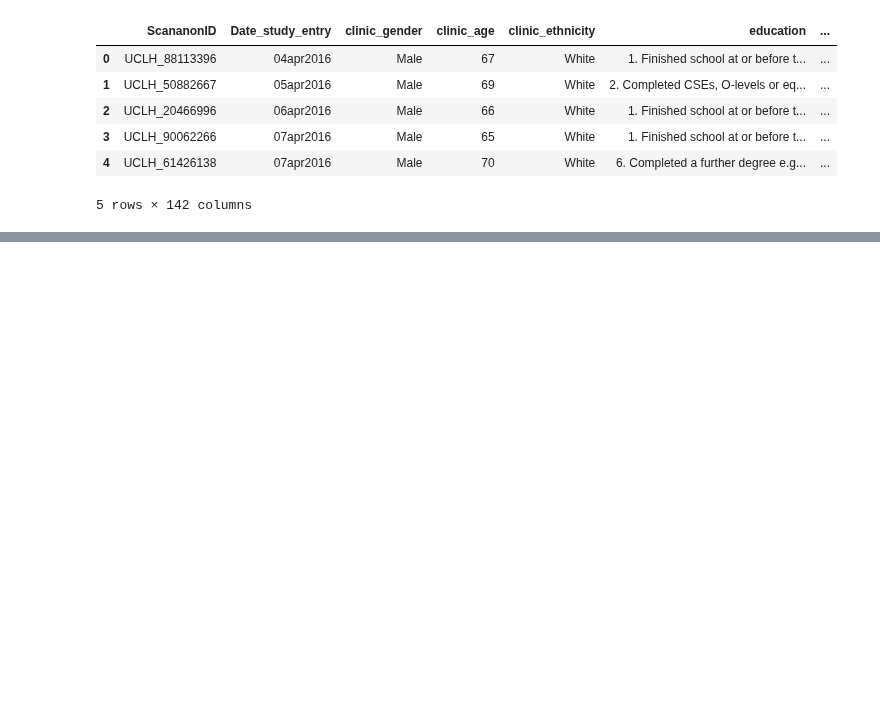
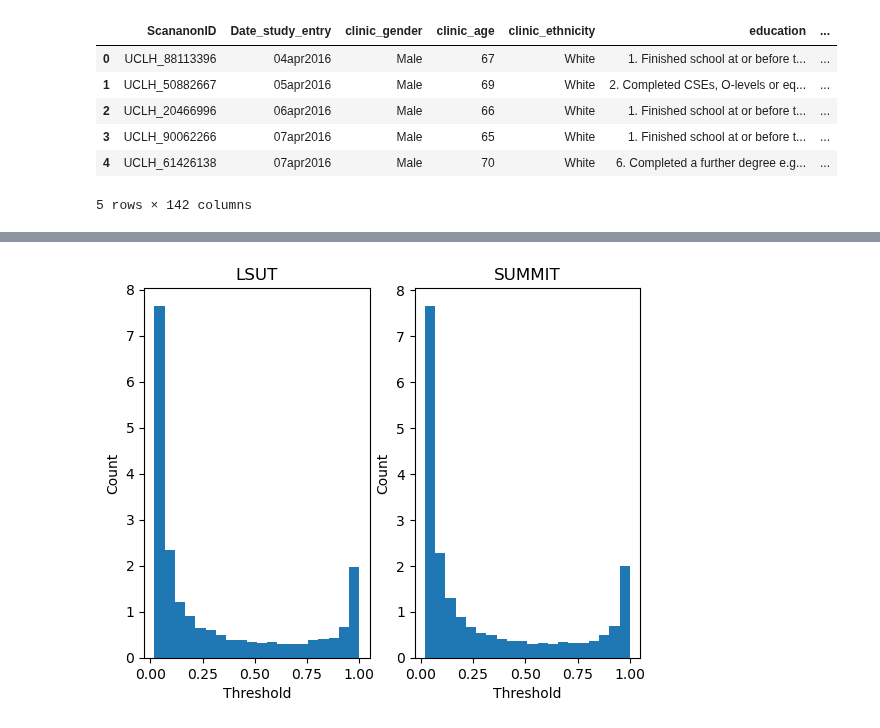
Before and after one commit to johnmccabe44/fairness-in-nodule-detection, a Jupyter notebook: data/lsut/analysis.ipynb, the cells around one changed output, grey strips where cells are left out. Drawn from its saved outputs; the diff is of its cells as text; code cells hidden in the pictures; blank space fills up the shorter version.

```diff
--- a/data/lsut/analysis.ipynb
+++ b/data/lsut/analysis.ipynb
@@ -187,0 +207,18 @@ mhd_metadata
+# %%
+import json
+
+preprocessing_dataset_json = {"training" : [], "validation" : [], "test" : [] }
+for scananonid in annotations[annotations.useable].ScananonID:
+
+    preprocessing_dataset_json["test"].append({
+        "image": f"{scananonid}/{scananonid}.mhd"
+    })
+
+
+json.dump(preprocessing_dataset_json, open("../../models/detection/datasplits/lsut/preprocessing/dataset.json", "w"), indent=4)
+
+# replace mhd with nii.gz and save for inference dataset
+
+dataset_json = json.dumps(preprocessing_dataset_json).replace(".mhd", ".nii.gz")
+
+json.dump(json.loads(dataset_json), open("../../models/detection/datasplits/lsut/dataset.json", "w"), indent=4)
@@ -187,0 +231,25 @@ mhd_metadata
+# %%
+
+import matplotlib.pyplot as plt
+
+result_lsut_opimisation = json.load(open("../..//models/detection/result/trained_summit/lsut/result_optimisation.json", 'r'))
+lsut_thresholds = pd.Series([thresh for itm in result_lsut_opimisation['test'] for thresh in itm['score']])
+
+result_summit_opimisation = json.load(open("../..//models/detection/result/trained_summit/summit/optimisation/result_optimisation.json", 'r'))
+summit_thresholds = pd.Series([thresh for itm in result_summit_opimisation['test'] for thresh in itm['score']])
+
+fig, ax = plt.subplots(ncols=2, nrows=1)
+ax[0].hist(lsut_thresholds, bins=20, density=True)
+ax[0].set_title('LSUT')
+ax[0].set_xlabel('Threshold')
+ax[0].set_ylabel('Count')
+
+
+ax[1].hist(summit_thresholds, bins=20, density=True)
+ax[1].set_title('SUMMIT')
+ax[1].set_xlabel('Threshold')
+ax[1].set_ylabel('Count')
+
+plt.show()
+# %% [output]
+[figure, added]
```
Also changed, not shown: parts of 9 cells of this notebook, 1 other file.
